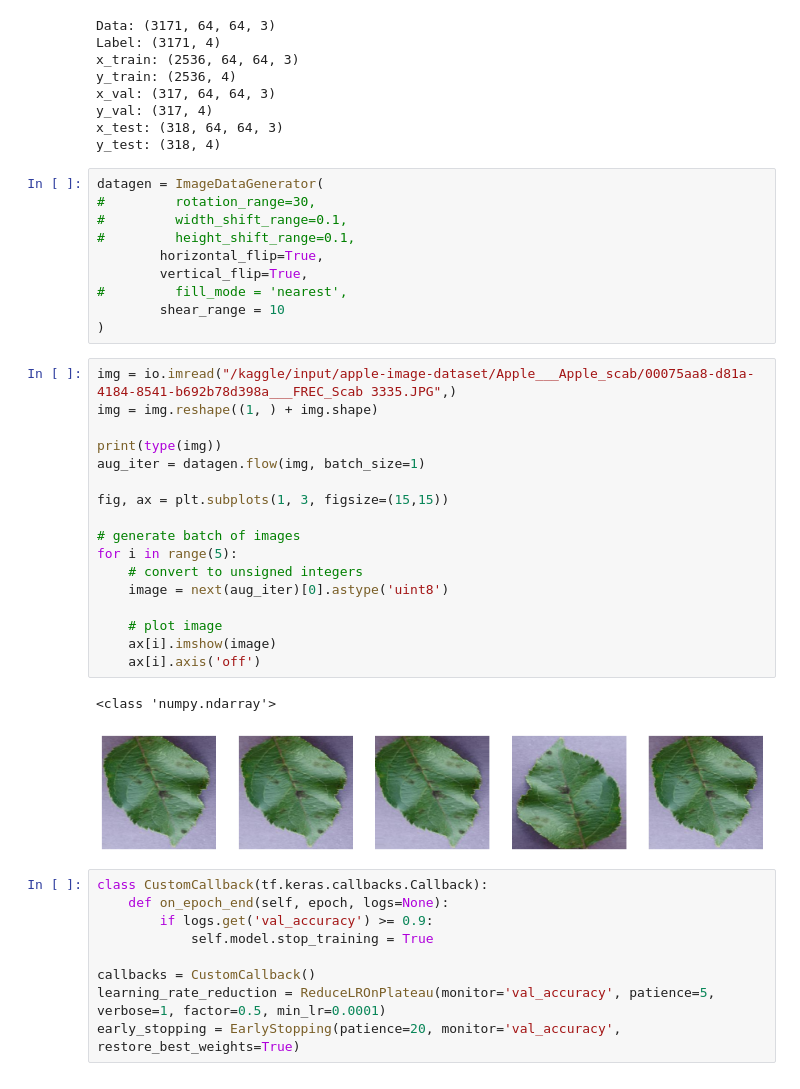
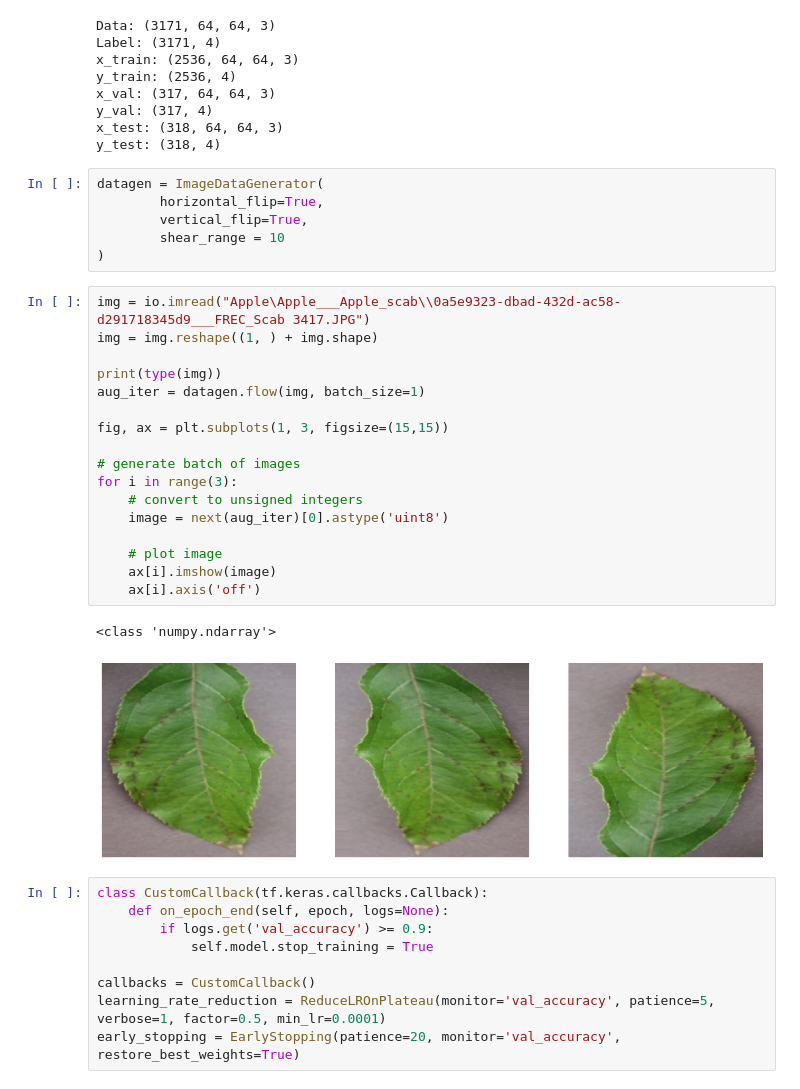
Before and after one commit to Hasby23/Apple-Leaf-Images-Classification, a Jupyter notebook: pembelajaran-mesin.ipynb, the cells around one changed output. Saved outputs shown, nothing was run; the diff lists cells and outputs as text.

```diff
--- a/pembelajaran-mesin.ipynb
+++ b/pembelajaran-mesin.ipynb
@@ -74,34 +72,30 @@ x_test: (318, 64, 64, 3)
 y_test: (318, 4)
 # %%
 datagen = ImageDataGenerator(
-#         rotation_range=30,
-#         width_shift_range=0.1,
-#         height_shift_range=0.1,
         horizontal_flip=True,
         vertical_flip=True,
-#         fill_mode = 'nearest',
         shear_range = 10
 )
 # %%
-img = io.imread("/kaggle/input/apple-image-dataset/Apple___Apple_scab/00075aa8-d81a-4184-8541-b692b78d398a___FREC_Scab 3335.JPG",)
+img = io.imread("Apple\Apple___Apple_scab\\0a5e9323-dbad-432d-ac58-d291718345d9___FREC_Scab 3417.JPG")
 img = img.reshape((1, ) + img.shape)
 
 print(type(img))
 aug_iter = datagen.flow(img, batch_size=1)
 
 fig, ax = plt.subplots(1, 3, figsize=(15,15))
 
 # generate batch of images
-for i in range(5):
+for i in range(3):
     # convert to unsigned integers
     image = next(aug_iter)[0].astype('uint8')
 
     # plot image
     ax[i].imshow(image)
     ax[i].axis('off')
 # %% [output]
 <class 'numpy.ndarray'>
-[figure, old version]
+[figure, new version]
 # %%
 class CustomCallback(tf.keras.callbacks.Callback):
     def on_epoch_end(self, epoch, logs=None):
```
Also changed, not shown: parts of 6 cells of this notebook.
